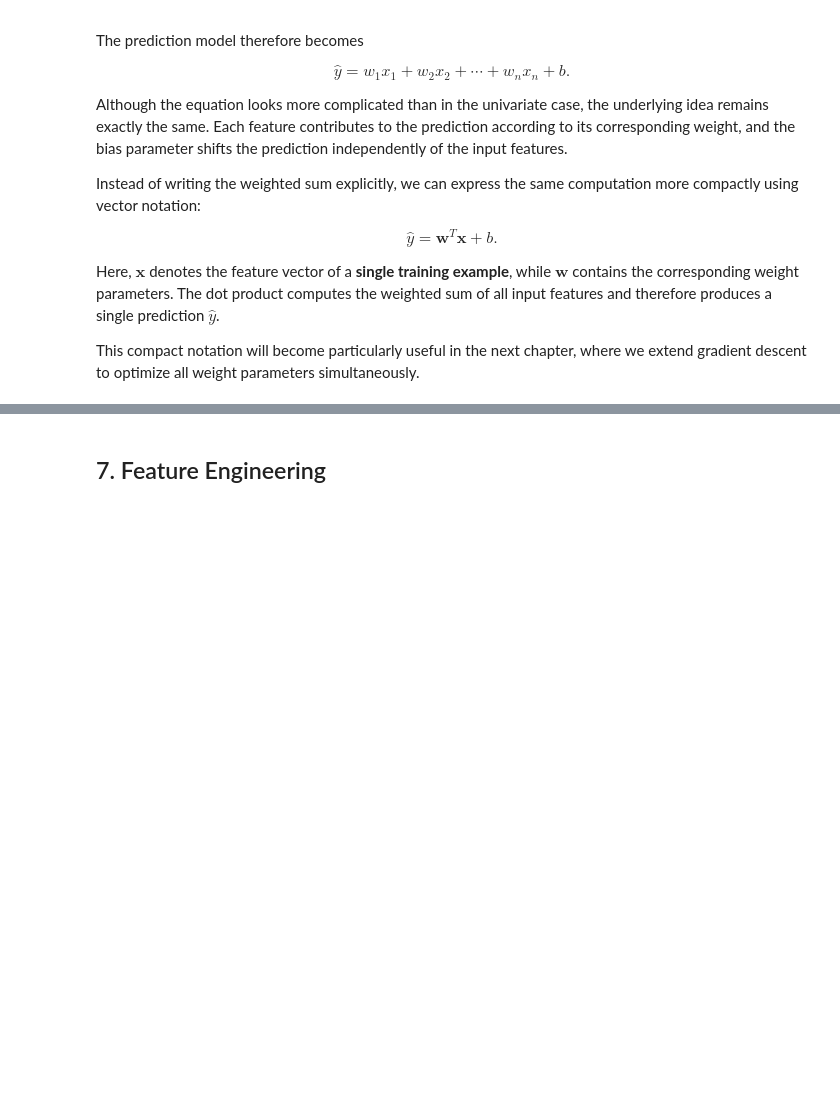
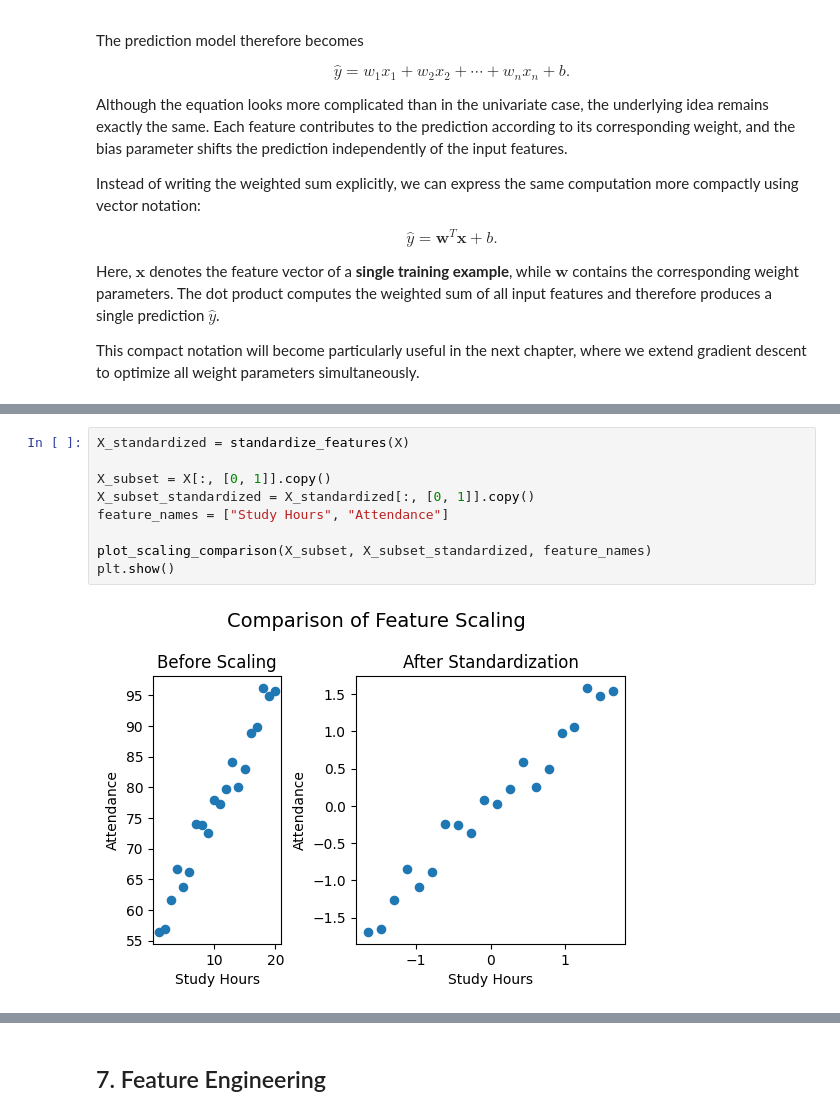
Before and after one commit to MonasteryStudent/ml-from-scratch, a Jupyter notebook: notebooks/02_multiple_linear_regression/multiple_linear_regression.ipynb, the cells around one changed output, grey strips where cells are left out. Saved outputs shown, nothing was run; the diff lists cells and outputs as text; blank space fills up the shorter version.

Commit message:
Add feature scaling to multiple linear regression notebook

```diff
--- a/notebooks/02_multiple_linear_regression/multiple_linear_regression.ipynb
+++ b/notebooks/02_multiple_linear_regression/multiple_linear_regression.ipynb
@@ -297,0 +345,11 @@ In the next chapter, we will experiment with different learning rates and number
+# %%
+X_standardized = standardize_features(X)
+
+X_subset = X[:, [0, 1]].copy()
+X_subset_standardized = X_standardized[:, [0, 1]].copy()
+feature_names = ["Study Hours", "Attendance"]
+
+plot_scaling_comparison(X_subset, X_subset_standardized, feature_names)
+plt.show()
+# %% [output]
+[figure, added]
```
Also changed, not shown: parts of 8 cells of this notebook, 3 other files.
